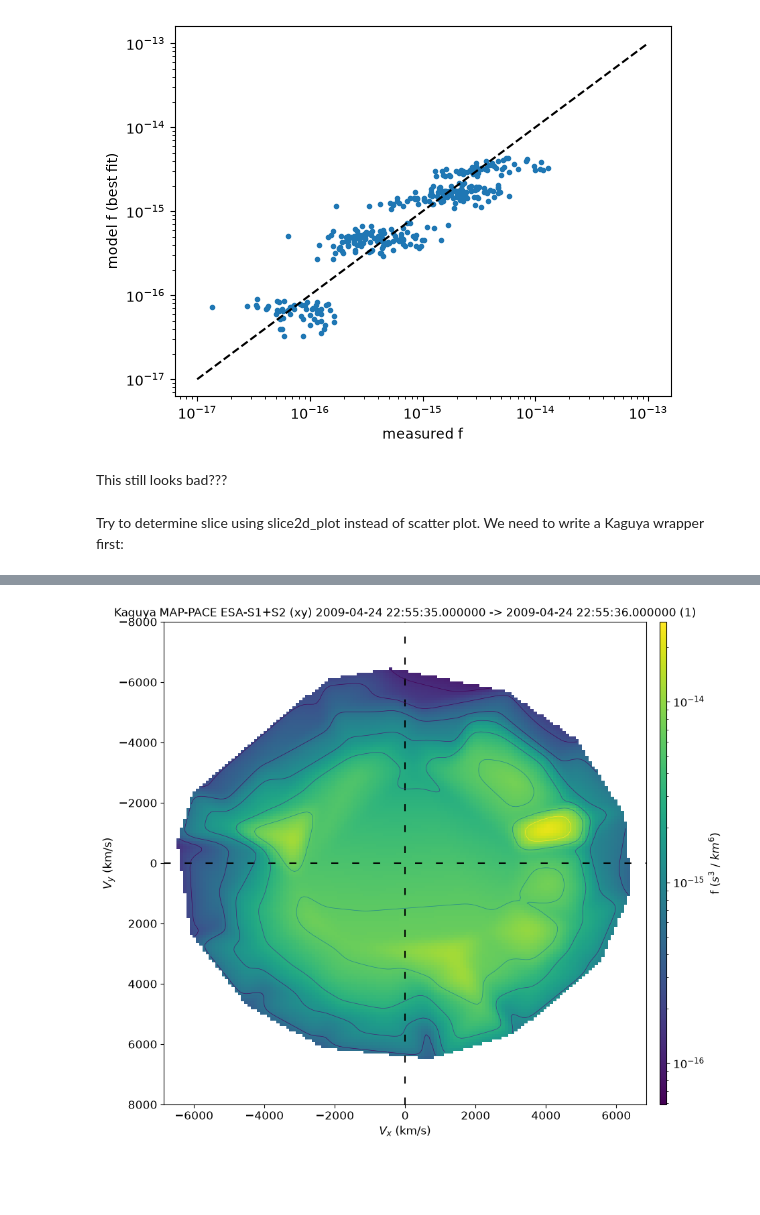
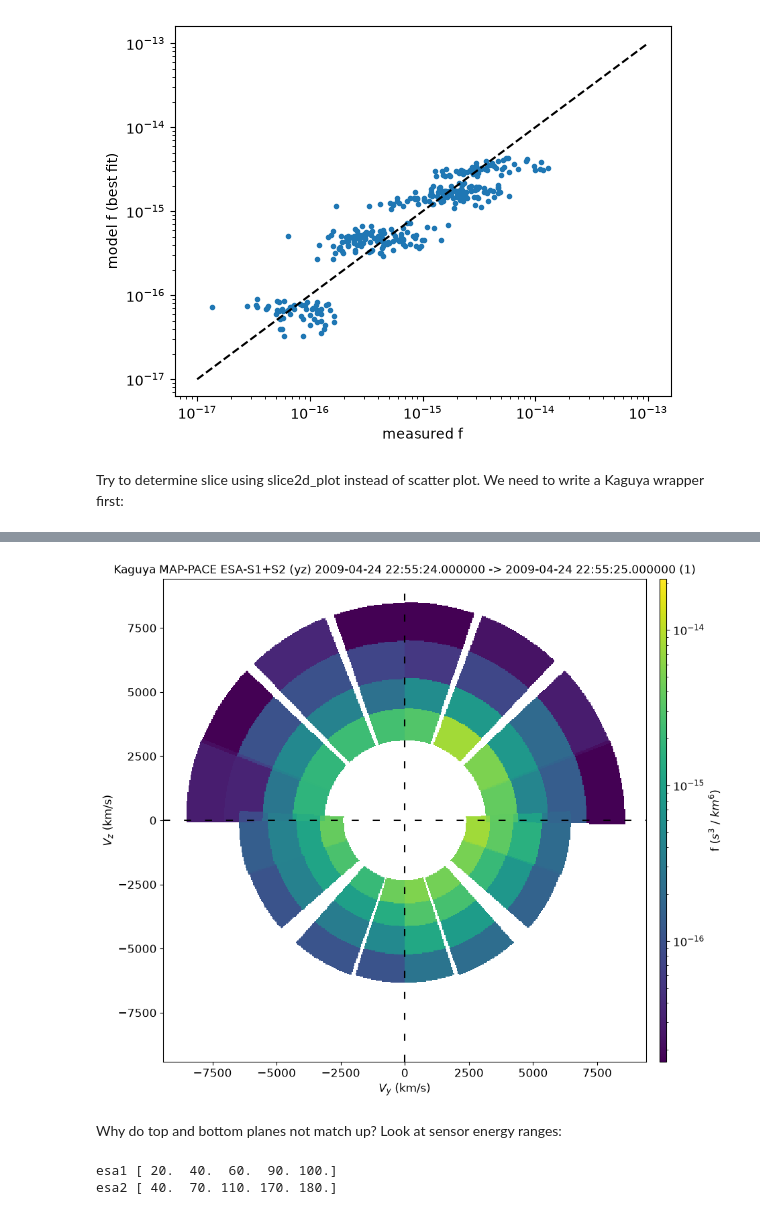
Before and after one commit to yulunwu000/artemis-lunar-plasma, a Jupyter notebook: notebooks/03_kaguya_test.ipynb, the cells around one changed output, grey strips where cells are left out. Saved outputs shown, nothing was run; the diff lists cells and outputs as text; code cells hidden in the pictures; blank space fills up the shorter version.

```diff
--- a/notebooks/03_kaguya_test.ipynb
+++ b/notebooks/03_kaguya_test.ipynb
@@ -448,8 +448,6 @@ plt.xlabel('measured f'); plt.ylabel('model f (best fit)')
 plt.show()
 # %% [output]
 [figure]
-# %% [markdown]
-This still looks bad???
 # %% [markdown]
 Try to determine slice using slice2d_plot instead of scatter plot. We need to write a Kaguya wrapper first:
 # %%
@@ -488,7 +486,7 @@ def kgy_dist(t_str):
             'units_name': 'df_km',
             'start_time': t0, 'end_time': t0 + 1.0}
 
-dist = [kgy_dist('20090424225535')] #dist takes list
-sl = slice2d(dist, time='2009-04-24/22:55:35', window=1, rotation='xy', interpolation='2d') #interpolation choices: geometric (wedges) or 2d (smoothed contours)
-slice2d_plot(sl, colormap='viridis', yrange=[8000, -8000])
+dist = [kgy_dist('20090424225524')] #dist takes list
+sl = slice2d(dist, time='2009-04-24/22:55:24', window=1, rotation='yz', interpolation='geometric') #interpolation choices: geometric (wedges) or 2d (smoothed contours)
+slice2d_plot(sl, colormap='viridis')
 # %% [output]
@@ -496 +495,11 @@ slice2d_plot(sl, colormap='viridis', yrange=[8000, -8000])
-[figure, old version]
+[figure, new version]
+# %% [markdown]
+Why do top and bottom planes not match up? Look at sensor energy ranges:
+# %%
+for s in ['esa1', 'esa2']:
+    dd = np.loadtxt(f'kaguya_data/{s}_df_20090424225524.txt')
+    E = 0.5 * me * np.sum((dd[:, :3] * 1e3)**2, axis=1) / e
+    print(s, np.unique(E.round(-1))) #round to 10 eV
+# %% [output]
+esa1 [ 20.  40.  60.  90. 100.]
+esa2 [ 40.  70. 110. 170. 180.]
```
Also changed, not shown: parts of 8 cells of this notebook.
